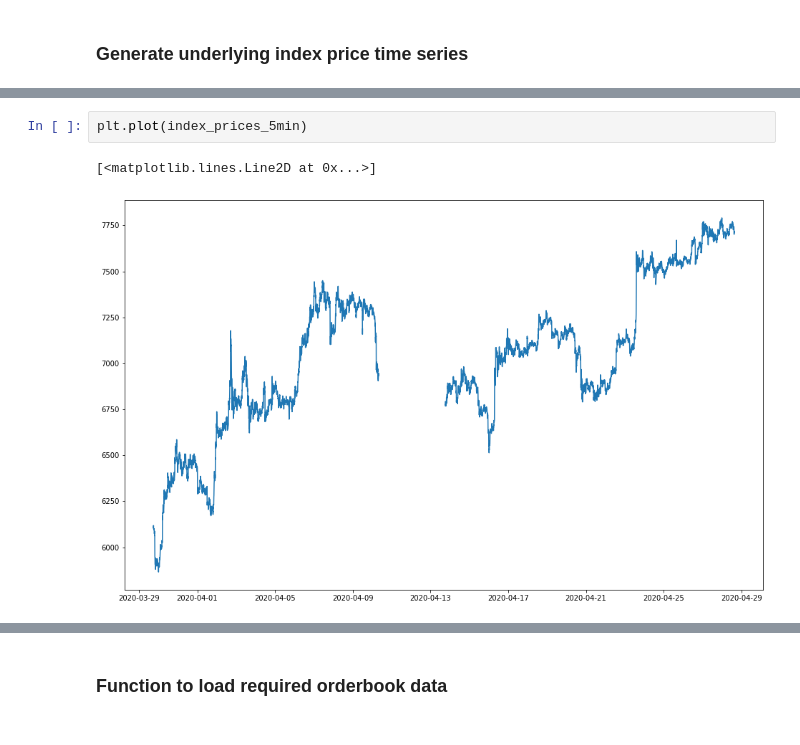
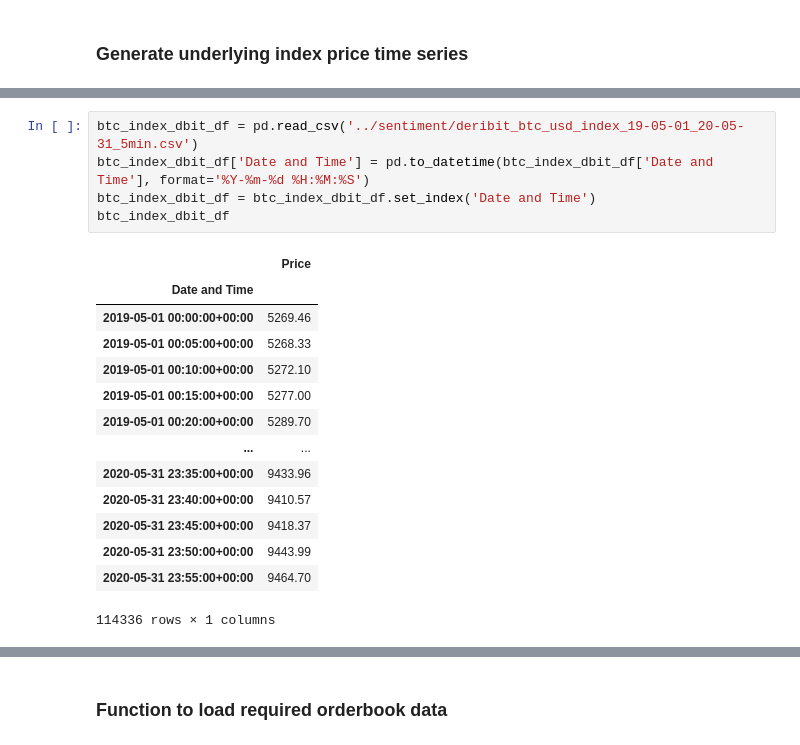
Before and after one commit to Globe-Research/bitfear, a Jupyter notebook: vix-implementation/volatility-time-series.ipynb, the cells around one changed output, grey strips where cells are left out. Drawn from its saved outputs; the diff is of its cells as text.

```diff
--- a/vix-implementation/volatility-time-series.ipynb
+++ b/vix-implementation/volatility-time-series.ipynb
@@ -74,5 +11,20 @@ index_prices_5min
-# %%
-plt.plot(index_prices_5min)
-# %% [output]
-[<matplotlib.lines.Line2D at 0x...>]
-[figure, removed]
+# %%
+btc_index_dbit_df = pd.read_csv('../sentiment/deribit_btc_usd_index_19-05-01_20-05-31_5min.csv')
+btc_index_dbit_df['Date and Time'] = pd.to_datetime(btc_index_dbit_df['Date and Time'], format='%Y-%m-%d %H:%M:%S')
+btc_index_dbit_df = btc_index_dbit_df.set_index('Date and Time')
+btc_index_dbit_df
+# %% [output]
+|  | Price |
+| Date and Time |  |
+| 2019-05-01 00:00:00+00:00 | 5269.46 |
+| 2019-05-01 00:05:00+00:00 | 5268.33 |
+| 2019-05-01 00:10:00+00:00 | 5272.10 |
+| 2019-05-01 00:15:00+00:00 | 5277.00 |
+| 2019-05-01 00:20:00+00:00 | 5289.70 |
+| ... | ... |
+| 2020-05-31 23:35:00+00:00 | 9433.96 |
+| 2020-05-31 23:40:00+00:00 | 9410.57 |
+| 2020-05-31 23:45:00+00:00 | 9418.37 |
+| 2020-05-31 23:50:00+00:00 | 9443.99 |
+| 2020-05-31 23:55:00+00:00 | 9464.70 |
+114336 rows × 1 columns
```
Also changed, not shown: parts of 46 cells of this notebook.
